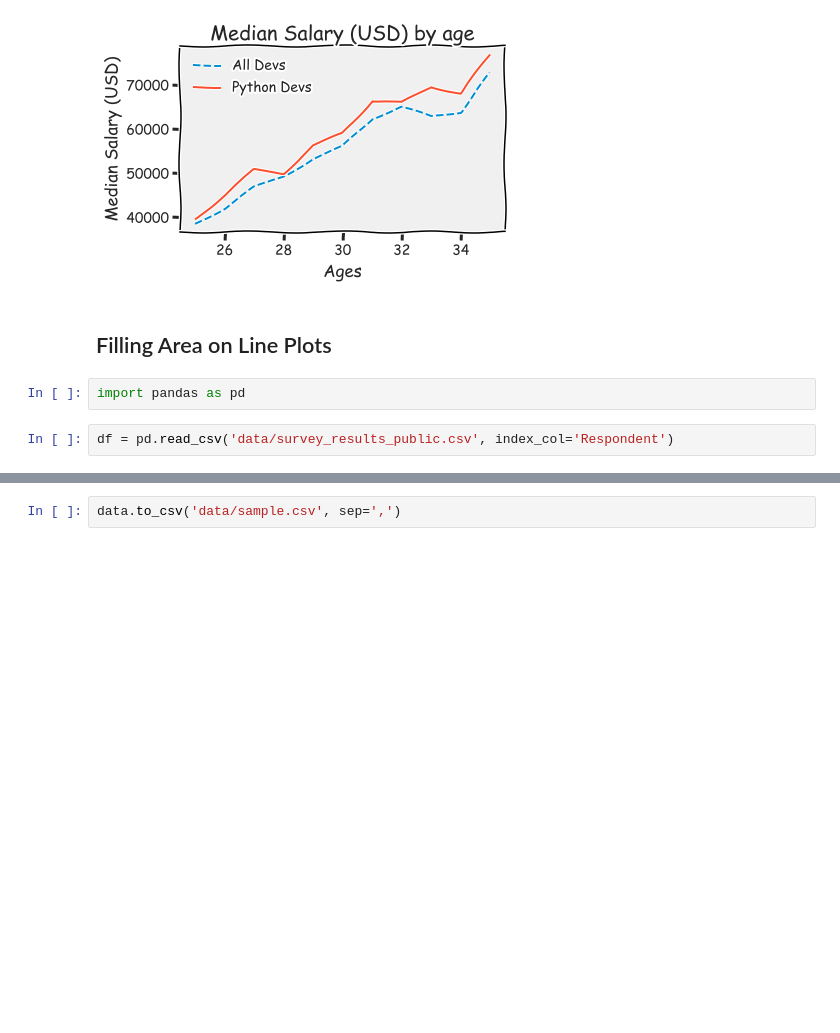
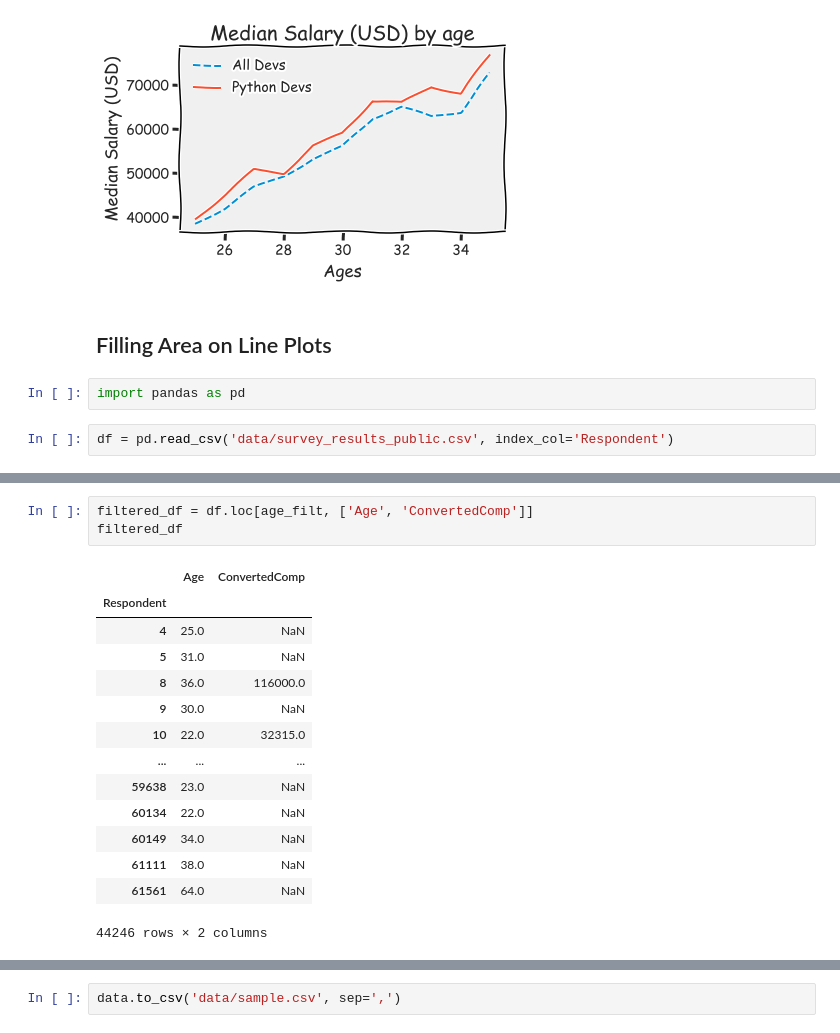
Before and after one commit to bekaarcoder/PyNotes, a Jupyter notebook: matplotlib/LineChart.ipynb, the cells around one changed output, grey strips where cells are left out. Saved outputs shown, nothing was run; the diff lists cells and outputs as text; blank space fills up the shorter version.

```diff
--- a/matplotlib/LineChart.ipynb
+++ b/matplotlib/LineChart.ipynb
@@ -67,3 +84,21 @@ filtered_df = df.loc[age_filt, ['Age', 'ConvertedComp', 'LanguageWorkedWith']]
+# %%
+filtered_df = df.loc[age_filt, ['Age', 'ConvertedComp']]
+filtered_df
+# %% [output]
+|  | Age | ConvertedComp |
+| Respondent |  |  |
+| 4 | 25.0 | NaN |
+| 5 | 31.0 | NaN |
+| 8 | 36.0 | 116000.0 |
+| 9 | 30.0 | NaN |
+| 10 | 22.0 | 32315.0 |
+| ... | ... | ... |
+| 59638 | 23.0 | NaN |
+| 60134 | 22.0 | NaN |
+| 60149 | 34.0 | NaN |
+| 61111 | 38.0 | NaN |
+| 61561 | 64.0 | NaN |
+44246 rows × 2 columns
 # %%
 age_group = filtered_df.groupby(['Age'])
 data = age_group['ConvertedComp'].median()
```
Also changed, not shown: parts of 11 cells of this notebook, 4 other files.
